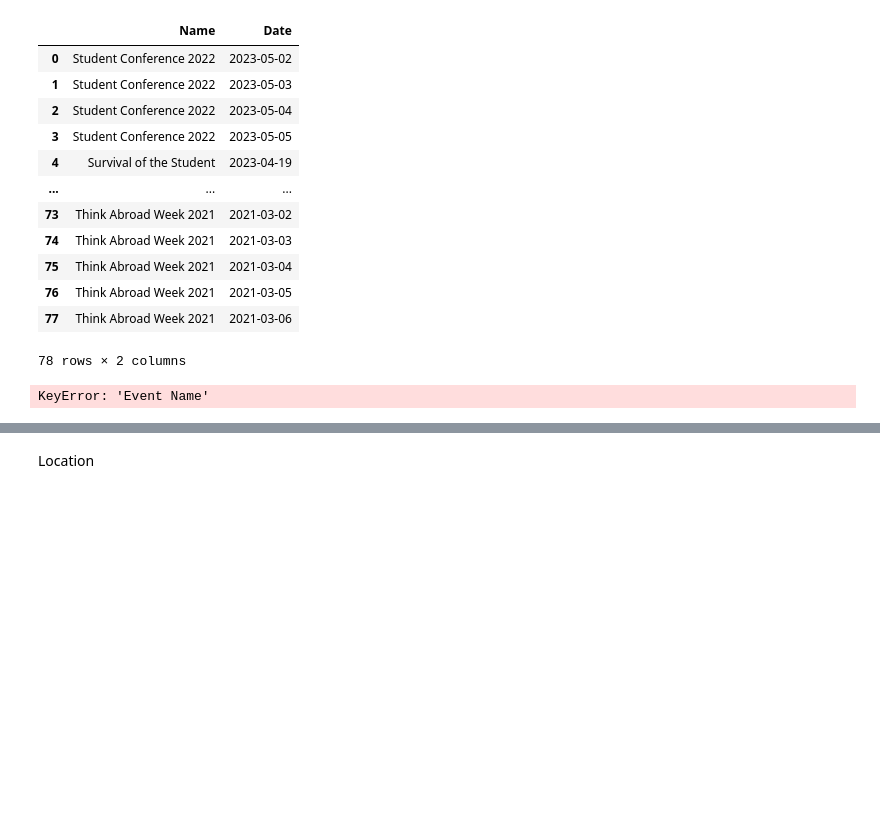
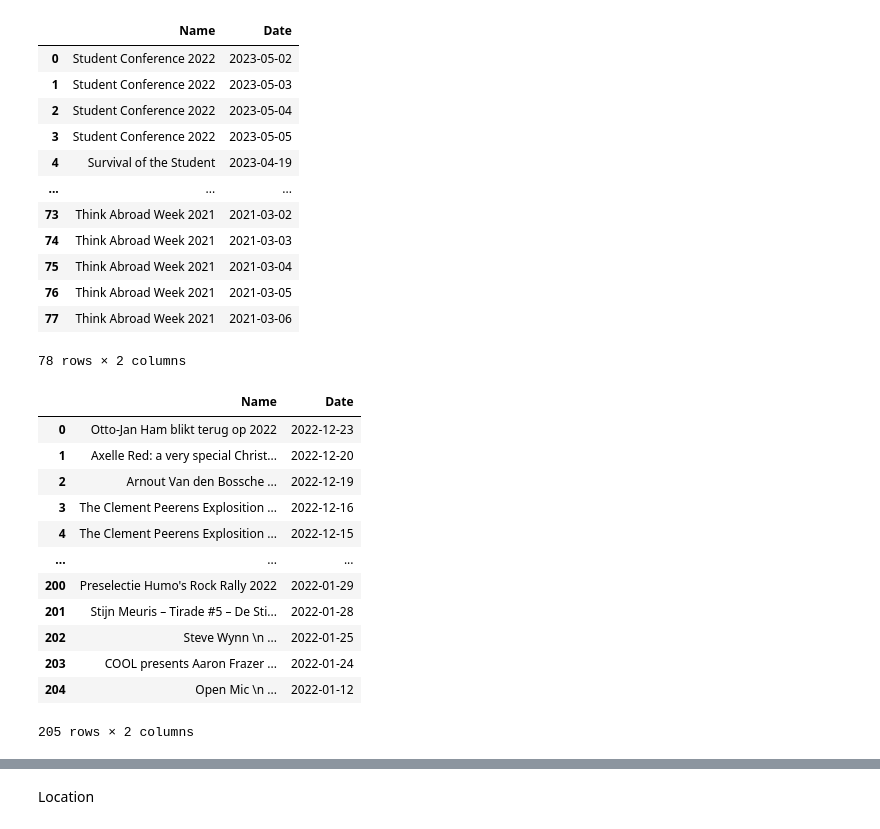
Before and after one commit to SarahSchrevens/MDA_project, a Jupyter notebook: noise prediction model/Past Data matrix/01_past data matrix.ipynb, the cells around one changed output, grey strips where cells are left out. Cells and saved outputs as stored; diff of their text form; code cells hidden in the pictures; blank space fills up the shorter version.

```diff
--- a/noise prediction model/Past Data matrix/01_past data matrix.ipynb
+++ b/noise prediction model/Past Data matrix/01_past data matrix.ipynb
@@ -160,23 +160,36 @@ loko_date
 # %%
 # depot data transformation
 rows_list = []
 
-for index, row in loko.iterrows():
-    name = row['Event Name	']
+for index, row in depot.iterrows():
+    name = row['Event Name']
     start_date = row['StartDate']
     end_date = row['EndDate']
 
     if start_date == end_date:
         rows_list.append({'Name': name, 'Date': start_date})
     else:
         date_range = pd.date_range(start=start_date, end=end_date)
         for date in date_range:
             rows_list.append({'Name': name, 'Date': date})
 
 # Create a new DataFrame from the list of rows
 depot_date = pd.DataFrame(rows_list)
+depot_date['Date'] = pd.to_datetime(depot_date['Date'])
 
 # Display the transformed data
 depot_date
 # %% [output]
+|  | Name | Date |
+| 0 | Otto-Jan Ham blikt terug op 2022 | 2022-12-23 |
+| 1 | Axelle Red: a very special Christ... | 2022-12-20 |
+| 2 | Arnout Van den Bossche ... | 2022-12-19 |
+| 3 | The Clement Peerens Explosition ... | 2022-12-16 |
+| 4 | The Clement Peerens Explosition ... | 2022-12-15 |
+| ... | ... | ... |
+| 200 | Preselectie Humo's Rock Rally 2022 | 2022-01-29 |
+| 201 | Stijn Meuris – Tirade #5 – De Sti... | 2022-01-28 |
+| 202 | Steve Wynn \n ... | 2022-01-25 |
+| 203 | COOL presents Aaron Frazer ... | 2022-01-24 |
+| 204 | Open Mic \n ... | 2022-01-12 |
-KeyError: 'Event Name'
+205 rows × 2 columns
```
Also changed, not shown: parts of 5 cells of this notebook.
